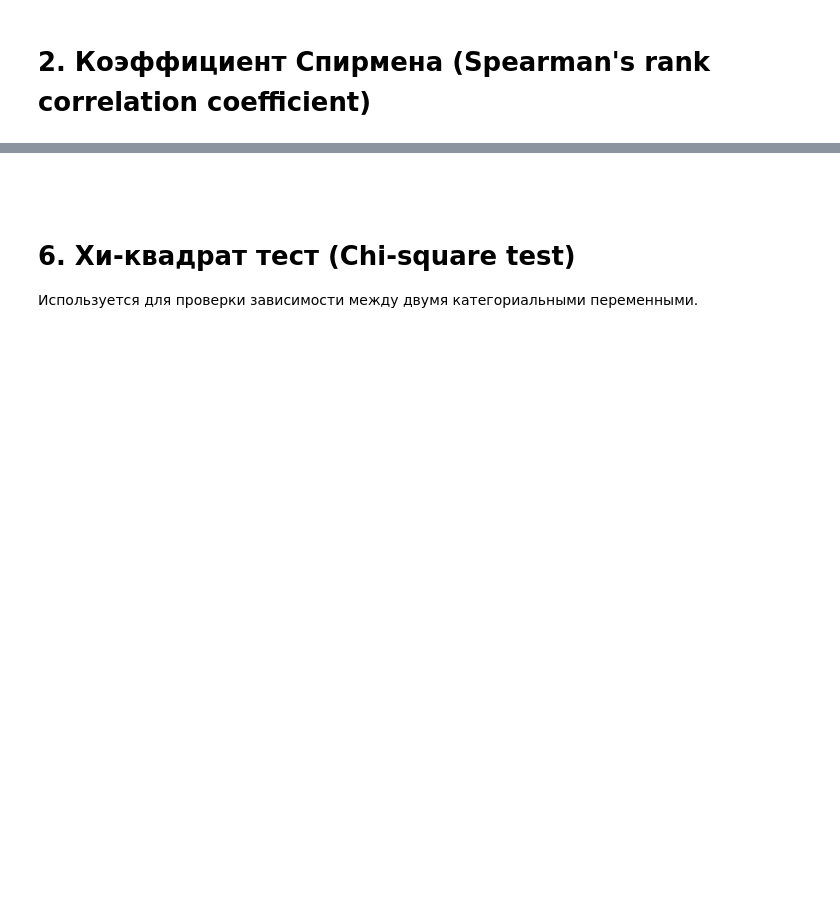
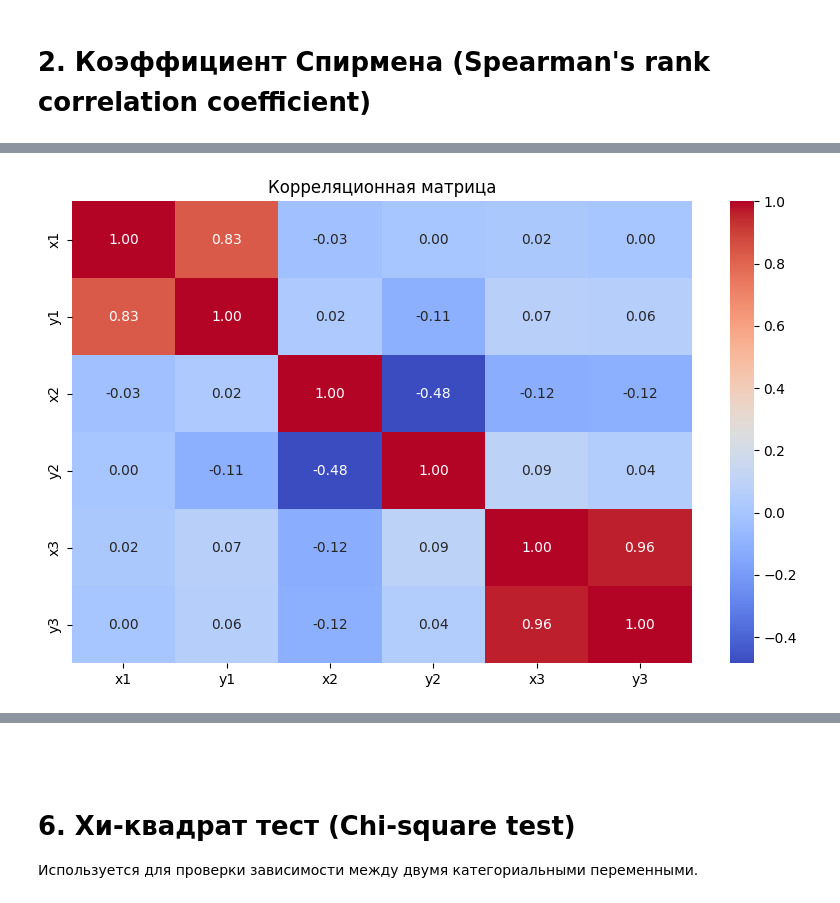
Before and after one commit to MaryBakatova/-, a Jupyter notebook: Основы_стат_анализа.ipynb, the cells around one changed output, grey strips where cells are left out. Drawn from its saved outputs; the diff is of its cells as text; code cells hidden in the pictures; blank space fills up the shorter version.

```diff
--- a/Основы_стат_анализа.ipynb
+++ b/Основы_стат_анализа.ipynb
@@ -1525,0 +1575,87 @@ print(f"Корреляция между X и Quadratic_Y (квадратична
+# %%
+import numpy as np
+import pandas as pd
+import seaborn as sns
+import matplotlib.pyplot as plt
+from scipy.stats import pearsonr, spearmanr
+from sklearn.linear_model import LinearRegression
+from sklearn.preprocessing import PolynomialFeatures
+
+'''Установка случайного зерна для воспроизводимости'''
+np.random.seed(42)
+
+'''Генерация данных'''
+n = 100
+x1 = np.random.rand(n) * 100
+y1 = 0.5 * x1 + np.random.normal(0, 10, n)
+x2 = np.random.rand(n) * 100
+y2 = -0.3 * x2 + np.random.normal(0, 15, n)
+x3 = np.linspace(1, 100, n)
+y3 = x3**2 + np.random.normal(0, 300, n)
+'''Создание DataFrame'''
+df = pd.DataFrame({'x1': x1, 'y1': y1, 'x2': x2, 'y2': y2, 'x3': x3, 'y3': y3})
+
+'''Вычисление коэффициентов корреляции'''
+pearson_corr_x1_y1, _ = pearsonr(df['x1'], df['y1'])
+spearman_corr_x1_y1, _ = spearmanr(df['x1'], df['y1'])
+
+pearson_corr_x2_y2, _ = pearsonr(df['x2'], df['y2'])
+spearman_corr_x2_y2, _ = spearmanr(df['x2'], df['y2'])
+
+print("Коэффициенты корреляции для x1 и y1:")
+print(f"Коэффициент Пирсона: {pearson_corr_x1_y1:.2f}, Коэффициент Спирмена: {spearman_corr_x1_y1:.2f}")
+print("\nКоэффициенты корреляции для x2 и y2:")
+print(f"Коэффициент Пирсона: {pearson_corr_x2_y2:.2f}, Коэффициент Спирмена: {spearman_corr_x2_y2:.2f}")
+
+'''Визуализация корреляционной матрицы'''
+correlation_matrix = df.corr()
+plt.figure(figsize=(10, 6))
+sns.heatmap(correlation_matrix, annot=True, cmap='coolwarm', fmt=".2f")
+plt.title('Корреляционная матрица')
+plt.show()
+
+'''Диаграммы рассеяния'''
+plt.figure(figsize=(15, 10))
+
+'''Диаграмма рассеяния для x1 и y1'''
+plt.subplot(2, 2, 1)
+plt.scatter(df['x1'], df['y1'], color='blue')
+plt.title('Диаграмма рассеяния между x1 и y1')
+plt.xlabel('x1')
+plt.ylabel('y1')
+plt.grid()
+
+'''Диаграмма рассеяния для x2 и y2'''
+plt.subplot(2, 2, 2)
+plt.scatter(df['x2'], df['y2'], color='orange')
+plt.title('Диаграмма рассеяния между x2 и y2')
+plt.xlabel('x2')
+plt.ylabel('y2')
+plt.grid()
+
+'''Диаграмма рассеяния для x3 и y3 с линейной регрессией'''
+plt.subplot(2, 2, 3)
+sns.regplot(x='x3', y='y3', data=df, scatter_kws={'color': 'green'}, line_kws={'color': 'red'})
+plt.title('Диаграмма рассеяния между x3 и y3 с линейной регрессией')
+plt.xlabel('x3')
+plt.ylabel('y3')
+
+'''Нелинейная регрессия для x3 и y3'''
+poly = PolynomialFeatures(degree=2)
+X_poly = poly.fit_transform(df[['x3']])
+model = LinearRegression()
+model.fit(X_poly, df['y3'])
+y_poly_pred = model.predict(X_poly)
+
+'''Диаграмма рассеяния с нелинейной регрессией'''
+plt.subplot(2, 2, 4)
+plt.scatter(df['x3'], df['y3'], color='green', label='Данные')
+plt.plot(df['x3'], y_poly_pred, color='red', label='Нелинейная регрессия', linewidth=2)
+plt.title('Нелинейная регрессия между x3 и y3')
+plt.xlabel('x3')
+plt.ylabel('y3')
+plt.legend()
+
+plt.tight_layout()
+plt.show()
+# %% [output]
@@ -1525,0 +1667 @@ print(f"Корреляция между X и Quadratic_Y (квадратична
+[figure, added]
```
Also changed, not shown: parts of 13 cells of this notebook.
